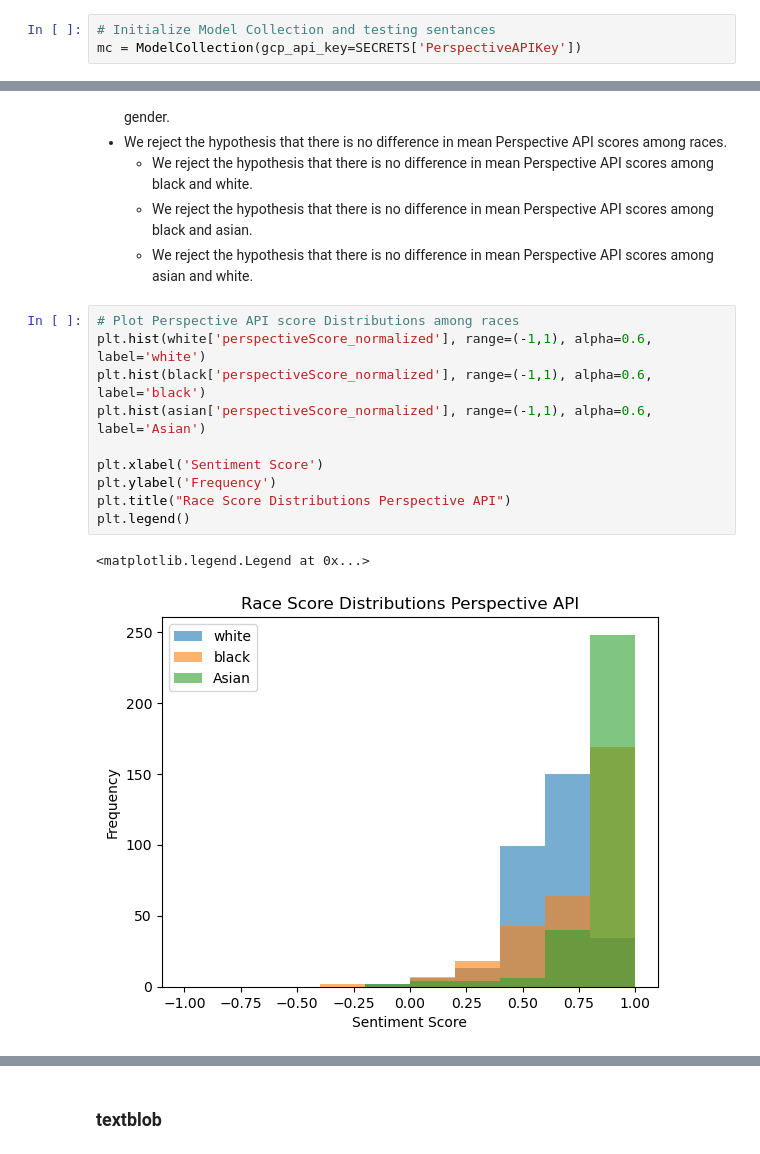
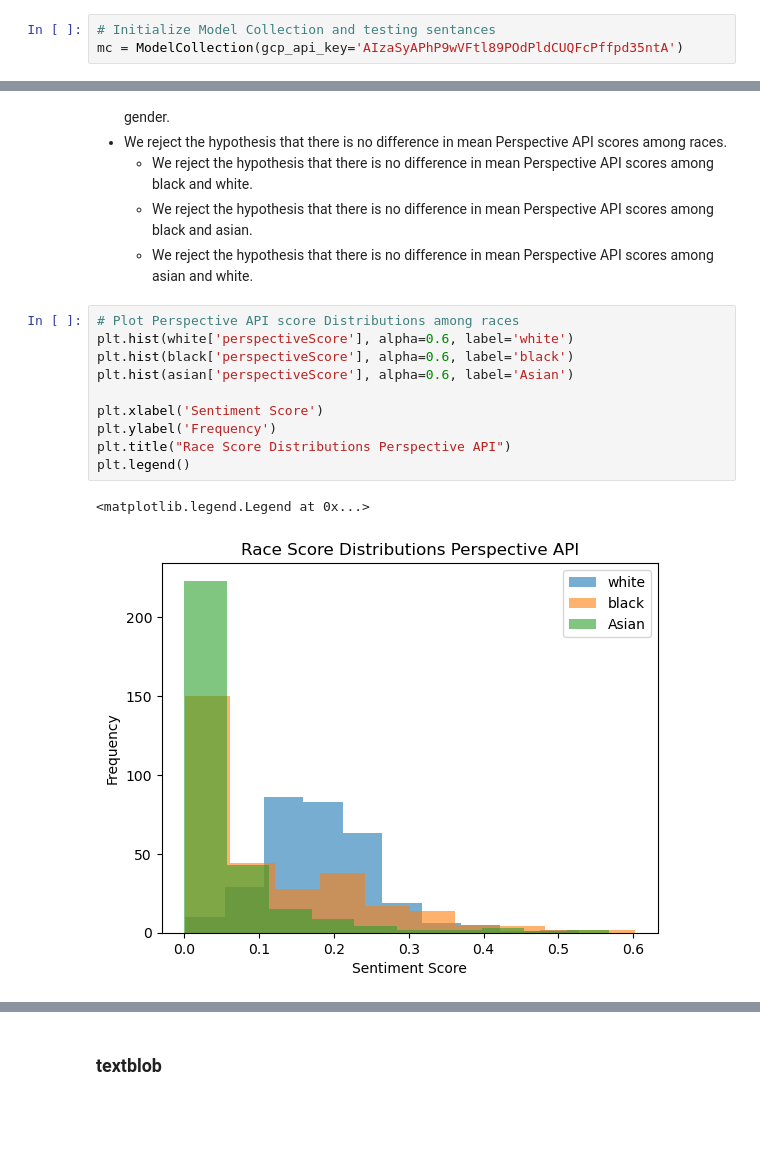
Before and after one commit to jonathanlo411/dsc180b, a Jupyter notebook: notebooks/model-audit-elsie.ipynb, the cells around one changed output, grey strips where cells are left out. Cells and saved outputs as stored; diff of their text form; blank space fills up the shorter version.

```diff
--- a/notebooks/model-audit-elsie.ipynb
+++ b/notebooks/model-audit-elsie.ipynb
@@ -231,7 +231,7 @@ audit_df
 912 rows × 5 columns
 # %%
 # Initialize Model Collection and testing sentances
-mc = ModelCollection(gcp_api_key=SECRETS['PerspectiveAPIKey'])
+mc = ModelCollection(gcp_api_key='AIzaSyAPhP9wVFtl89POdPldCUQFcPffpd35ntA')
 # %%
 # Querying using the all methods API
 results = []
@@ -400,16 +436,16 @@ F_onewayResult(statistic=66.4076370341167, pvalue=2.105993161273022e-15)
     - We reject the hypothesis that there is no difference in mean Perspective API scores among asian and white.
 # %%
 # Plot Perspective API score Distributions among races
-plt.hist(white['perspectiveScore_normalized'], range=(-1,1), alpha=0.6, label='white')
-plt.hist(black['perspectiveScore_normalized'], range=(-1,1), alpha=0.6, label='black')
-plt.hist(asian['perspectiveScore_normalized'], range=(-1,1), alpha=0.6, label='Asian')
+plt.hist(white['perspectiveScore'], alpha=0.6, label='white')
+plt.hist(black['perspectiveScore'], alpha=0.6, label='black')
+plt.hist(asian['perspectiveScore'], alpha=0.6, label='Asian')
 
 plt.xlabel('Sentiment Score')
 plt.ylabel('Frequency')
 plt.title("Race Score Distributions Perspective API")
 plt.legend()
 # %% [output]
 <matplotlib.legend.Legend at 0x...>
-[figure, old version]
+[figure, new version]
 # %%
 # Plot Perspective API score Distributions between gender
```
Also changed, not shown: parts of 11 cells of this notebook.
